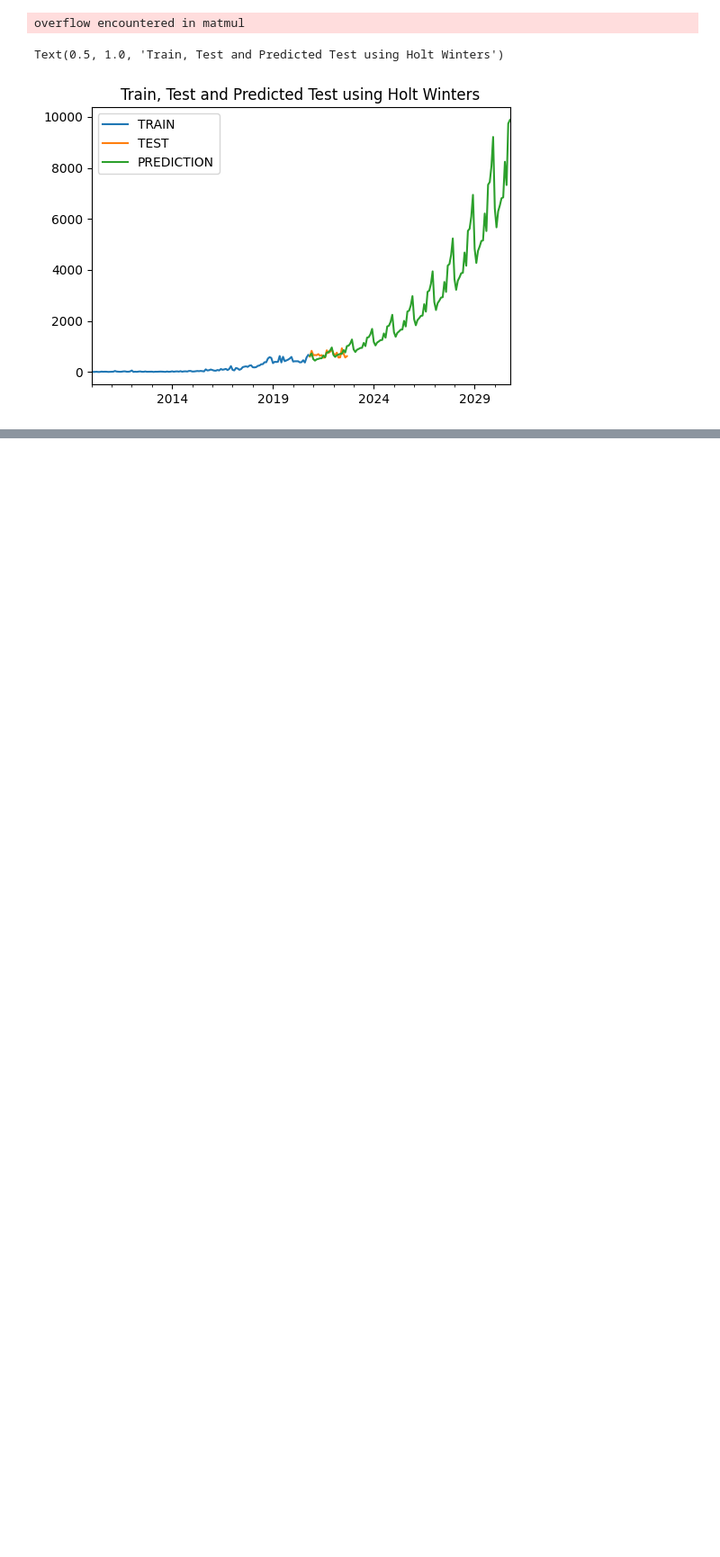
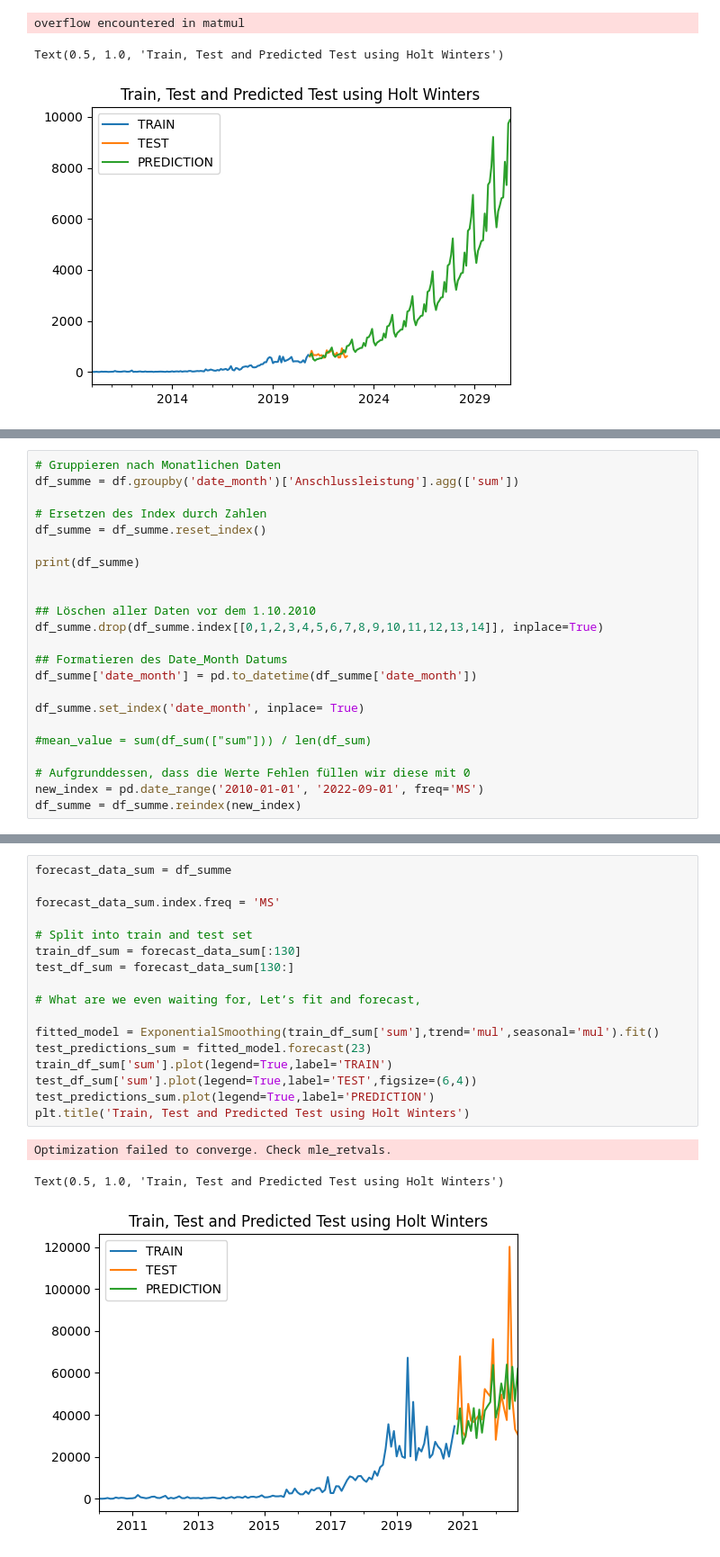
Before and after one commit to BT-Zarrok/KFW, a Jupyter notebook: KFW.ipynb, the cells around one changed output, grey strips where cells are left out. Shown at 90% size. Cells and saved outputs as stored; diff of their text form; blank space fills up the shorter version.

```diff
--- a/KFW.ipynb
+++ b/KFW.ipynb
@@ -708,0 +802,23 @@ test_predictions.to_excel('')
+# %%
+# Gruppieren nach Monatlichen Daten
+df_summe = df.groupby('date_month')['Anschlussleistung'].agg(['sum'])
+
+# Ersetzen des Index durch Zahlen
+df_summe = df_summe.reset_index()
+
+print(df_summe)
+
+
+## Löschen aller Daten vor dem 1.10.2010
+df_summe.drop(df_summe.index[[0,1,2,3,4,5,6,7,8,9,10,11,12,13,14]], inplace=True)
+
+## Formatieren des Date_Month Datums
+df_summe['date_month'] = pd.to_datetime(df_summe['date_month'])
+
+df_summe.set_index('date_month', inplace= True)
+
+#mean_value = sum(df_sum(["sum"])) / len(df_sum)
+
+# Aufgrunddessen, dass die Werte Fehlen füllen wir diese mit 0
+new_index = pd.date_range('2010-01-01', '2022-09-01', freq='MS')
+df_summe = df_summe.reindex(new_index)
@@ -708,0 +840,21 @@ test_predictions.to_excel('')
+# %%
+forecast_data_sum = df_summe
+
+forecast_data_sum.index.freq = 'MS'
+
+# Split into train and test set
+train_df_sum = forecast_data_sum[:130]
+test_df_sum = forecast_data_sum[130:]
+
+# What are we even waiting for, Let’s fit and forecast,
+
+fitted_model = ExponentialSmoothing(train_df_sum['sum'],trend='mul',seasonal='mul').fit()
+test_predictions_sum = fitted_model.forecast(23)
+train_df_sum['sum'].plot(legend=True,label='TRAIN')
+test_df_sum['sum'].plot(legend=True,label='TEST',figsize=(6,4))
+test_predictions_sum.plot(legend=True,label='PREDICTION')
+plt.title('Train, Test and Predicted Test using Holt Winters')
+# %% [output]
+Optimization failed to converge. Check mle_retvals.
+Text(0.5, 1.0, 'Train, Test and Predicted Test using Holt Winters')
+[figure, added]
```
Also changed, not shown: parts of 11 cells of this notebook.
